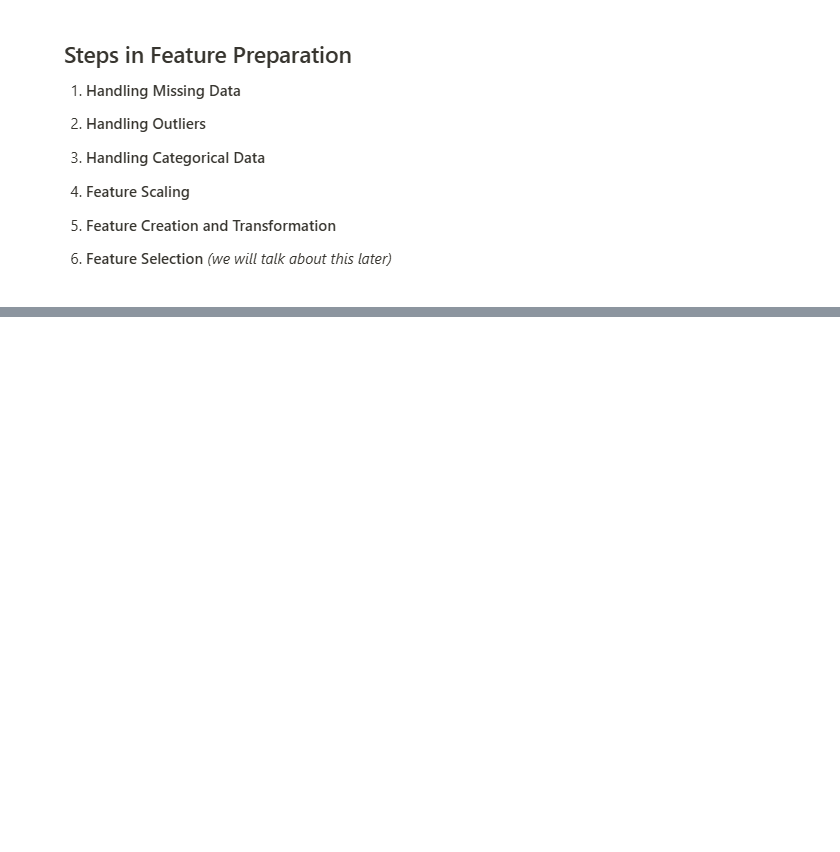
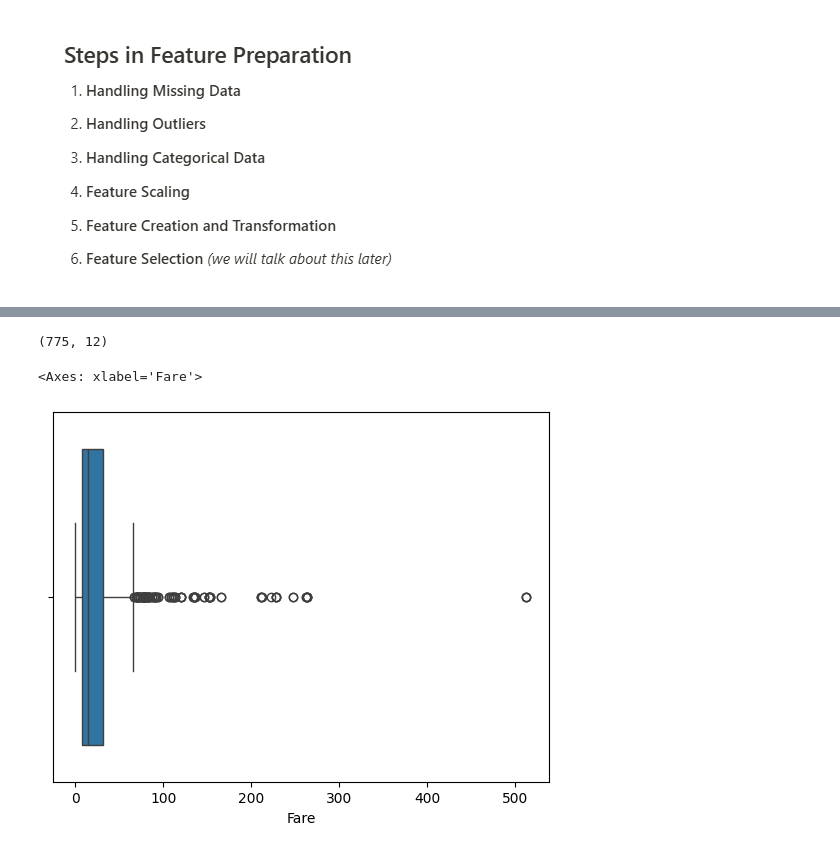
Before and after one commit to hgabrali/Machine-Learning, a Jupyter notebook: Features_Preparation.ipynb, the cells around one changed output, grey strips where cells are left out. Drawn from its saved outputs; the diff is of its cells as text; code cells hidden in the pictures; blank space fills up the shorter version.

```diff
--- a/Features_Preparation.ipynb
+++ b/Features_Preparation.ipynb
@@ -8,0 +151,21 @@
+# %%
+# 1.Removing Outliers:
+
+df_removed = df_dropped[(df["Fare"] >= lower_bound) & (df_dropped["Fare"] <= upper_bound)]
+df_removed.shape
+
+
+# We can see it removed 114 rows.
+# %% [output]
+(775, 12)
+# %%
+# 2. Capping Outliers:
+
+# Note: upper and lower bounds are the same as the IQR Method.
+
+df_capped = df_dropped.copy()
+df_capped["Fare"] = df_capped["Fare"].clip(lower=lower_bound, upper=upper_bound)
+sns.boxplot(x=df_dropped["Fare"])
+# %% [output]
+<Axes: xlabel='Fare'>
+[figure, added]
```
Also changed, not shown: parts of 63 cells of this notebook.
